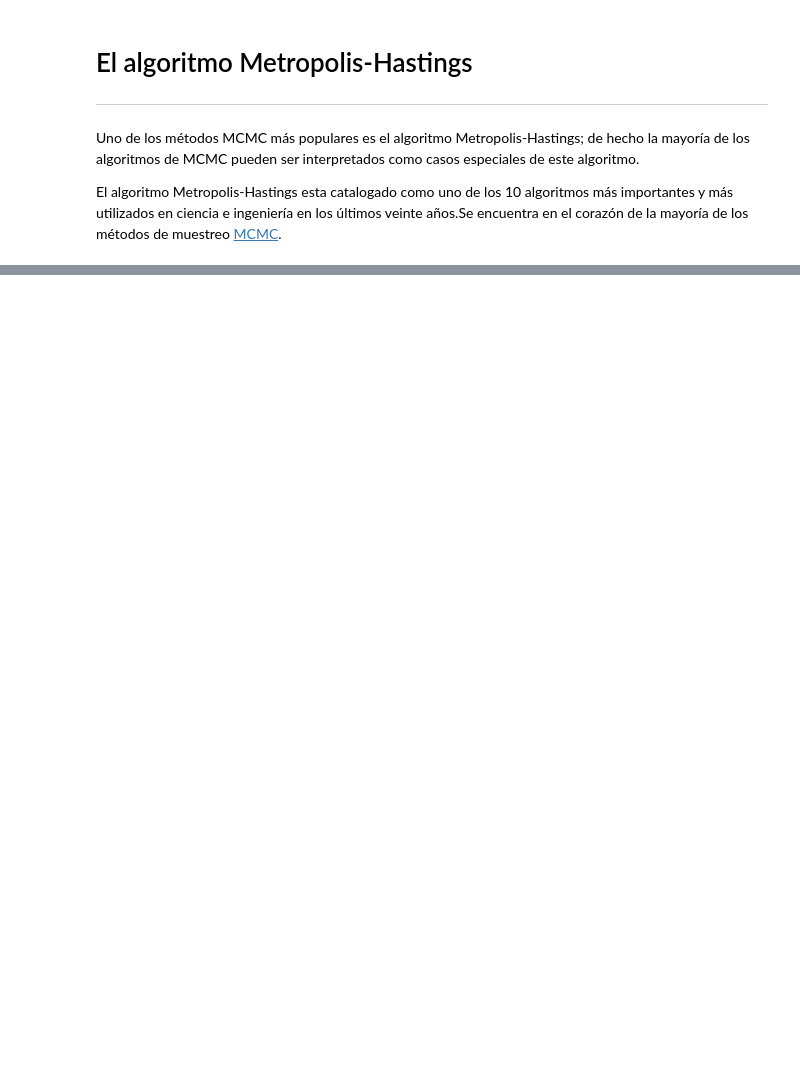
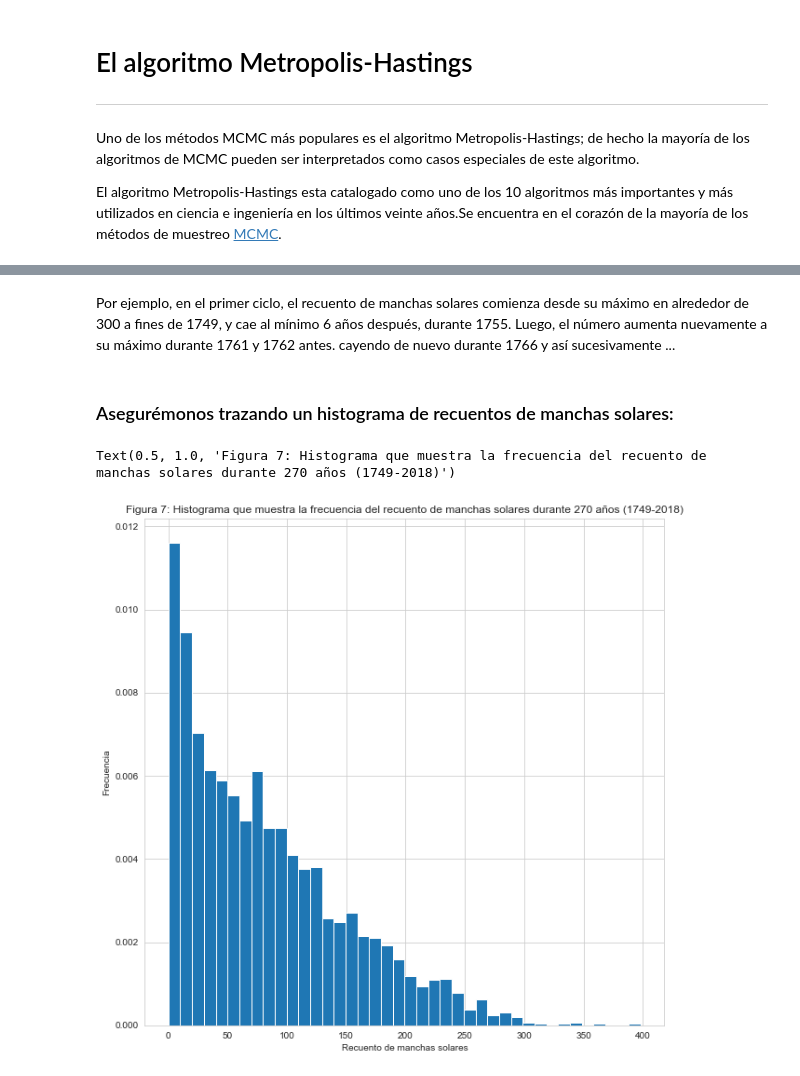
Before and after one commit to jhermosillo/DIPLOMADO_CDP, a Jupyter notebook: 02_Analisis_Estadistico/notebook/4_MonteCarlo.ipynb, the cells around one changed output, grey strips where cells are left out. Saved outputs shown, nothing was run; the diff lists cells and outputs as text; code cells hidden in the pictures; blank space fills up the shorter version.

```diff
--- a/02_Analisis_Estadistico/notebook/4_MonteCarlo.ipynb
+++ b/02_Analisis_Estadistico/notebook/4_MonteCarlo.ipynb
@@ -496,0 +928,14 @@ como vemos, las distribuciones estimadas utilizando MCMC se acercan bastante a l
+# %% [markdown]
+Por ejemplo, en el primer ciclo, el recuento de manchas solares comienza desde su máximo en alrededor de 300 a fines de 1749, y cae al mínimo 6 años después, durante 1755. Luego, el número aumenta nuevamente a su máximo durante 1761 y 1762 antes. cayendo de nuevo durante 1766 y así sucesivamente ...
+# %% [markdown]
+### Asegurémonos trazando un histograma de recuentos de manchas solares:
+# %%
+fig = plt.figure(figsize=(10,10))
+ax = fig.add_subplot(1,1,1)
+ax.hist(activity, bins=40, density=True)
+ax.set_xlabel("Recuento de manchas solares")
+ax.set_ylabel("Frecuencia")
+ax.set_title("Figura 7: Histograma que muestra la frecuencia del recuento de manchas solares durante 270 años (1749-2018)")
+# %% [output]
+Text(0.5, 1.0, 'Figura 7: Histograma que muestra la frecuencia del recuento de manchas solares durante 270 años (1749-2018)')
+[figure, added]
```
Also changed, not shown: parts of 60 cells of this notebook, 2 other files.
